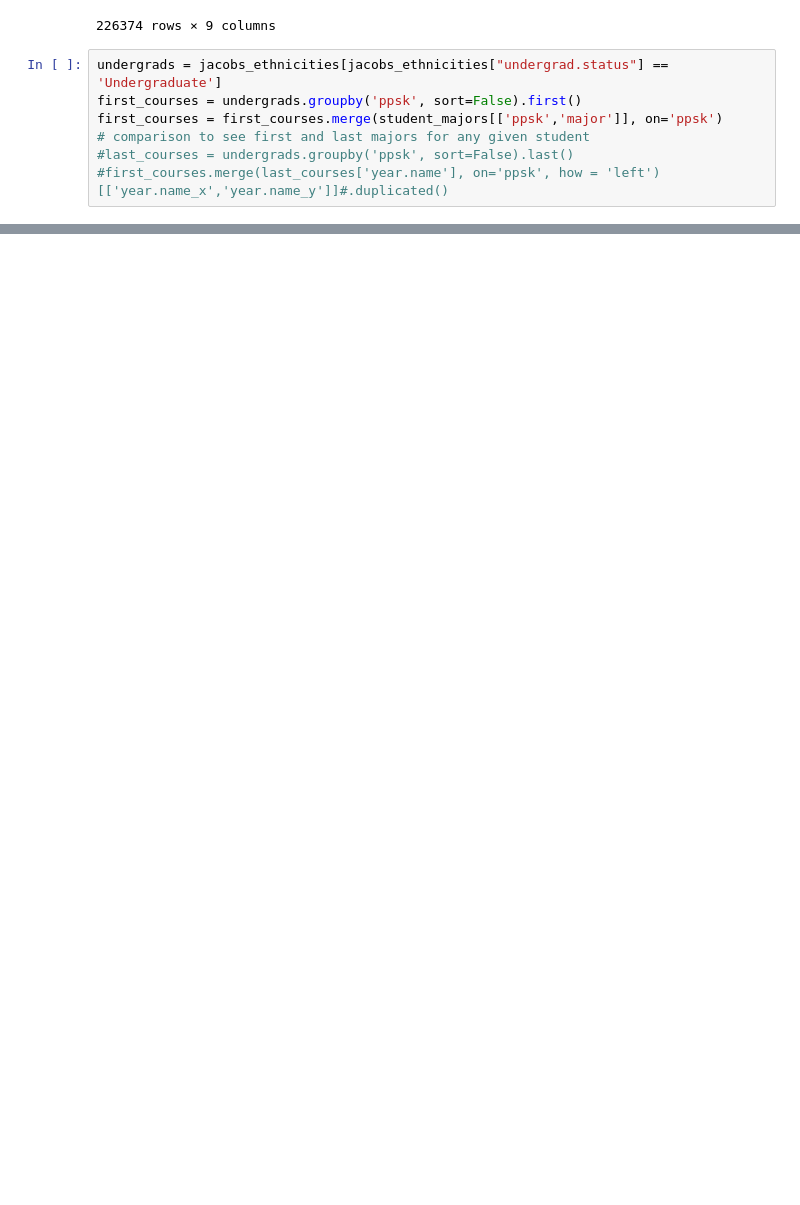
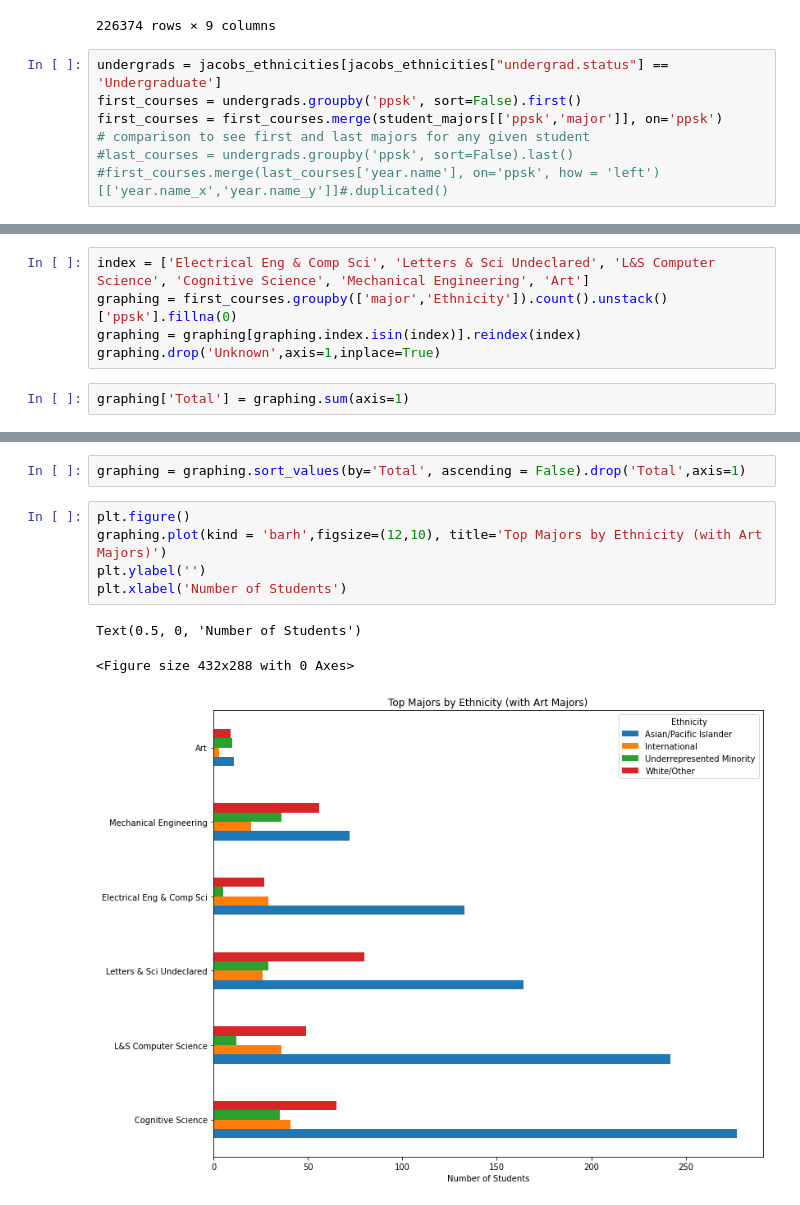
Before and after one commit to PaulDTP/Berkeley_Jacobs, a Jupyter notebook: visuals.ipynb, the cells around one changed output, grey strips where cells are left out. Cells and saved outputs as stored; diff of their text form; blank space fills up the shorter version.

```diff
--- a/visuals.ipynb
+++ b/visuals.ipynb
@@ -71,0 +132,7 @@ first_courses.groupby('major').count().sort_values(by='ppsk', ascending=False)[[
+# %%
+index = ['Electrical Eng & Comp Sci', 'Letters & Sci Undeclared', 'L&S Computer Science', 'Cognitive Science', 'Mechanical Engineering', 'Art']
+graphing = first_courses.groupby(['major','Ethnicity']).count().unstack()['ppsk'].fillna(0)
+graphing = graphing[graphing.index.isin(index)].reindex(index)
+graphing.drop('Unknown',axis=1,inplace=True)
+# %%
+graphing['Total'] = graphing.sum(axis=1)
@@ -71,0 +150,11 @@ first_courses.groupby('major').count().sort_values(by='ppsk', ascending=False)[[
+# %%
+graphing = graphing.sort_values(by='Total', ascending = False).drop('Total',axis=1)
+# %%
+plt.figure()
+graphing.plot(kind = 'barh',figsize=(12,10), title='Top Majors by Ethnicity (with Art Majors)')
+plt.ylabel('')
+plt.xlabel('Number of Students')
+# %% [output]
+Text(0.5, 0, 'Number of Students')
+<Figure size 432x288 with 0 Axes>
+[figure, added]
```
Also changed, not shown: parts of 8 cells of this notebook, 3 other files.
